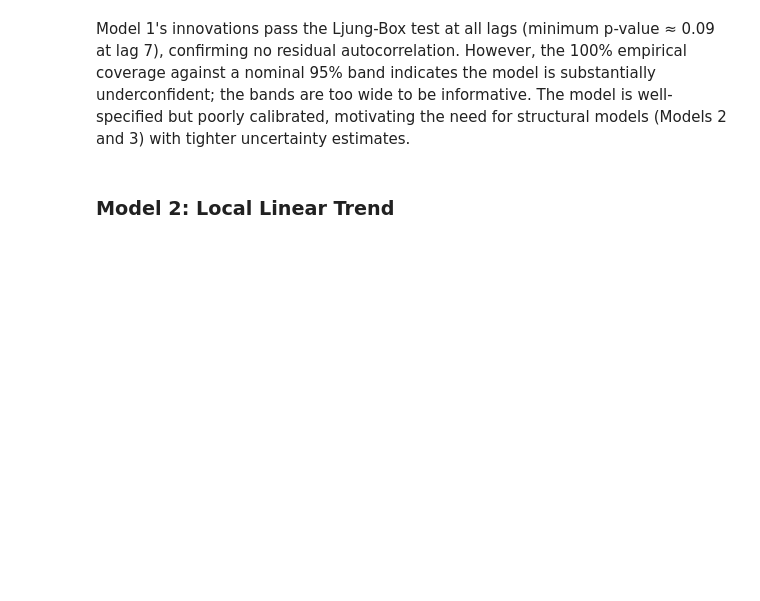
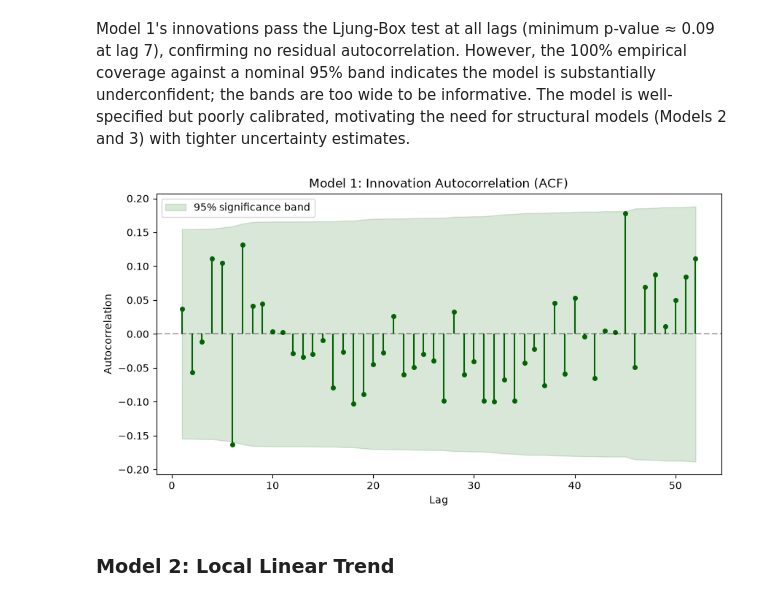
Before and after one commit to alexanderhperalta/kalman-filter, a Jupyter notebook: kalman_filter.ipynb, the cells around one changed output. Saved outputs shown, nothing was run; the diff lists cells and outputs as text; code cells hidden in the pictures; blank space fills up the shorter version.

Commit message:
Add ACF plots

```diff
--- a/kalman_filter.ipynb
+++ b/kalman_filter.ipynb
@@ -186,6 +189,11 @@ Empirical Coverage (Baseline Model): 1.0
 Percentage of p-values < 0.05 (Baseline Model): 0.0
 # %% [markdown]
 Model 1's innovations pass the Ljung-Box test at all lags (minimum p-value ≈ 0.09 at lag 7), confirming no residual autocorrelation. However, the 100% empirical coverage against a nominal 95% band indicates the model is substantially underconfident; the bands are too wide to be informative. The model is well-specified but poorly calibrated, motivating the need for structural models (Models 2 and 3) with tighter uncertainty estimates.
+# %%
+rho, confint = acf(vk_base, nlags=52, alpha=0.05)
+acf_plot(confint, rho, 'Model 1: Innovation Autocorrelation (ACF)')
+# %% [output]
+[figure, added]
 # %% [markdown]
 ### **Model 2: Local Linear Trend**
 # %%
```
Also changed, not shown: parts of 4 cells of this notebook.
